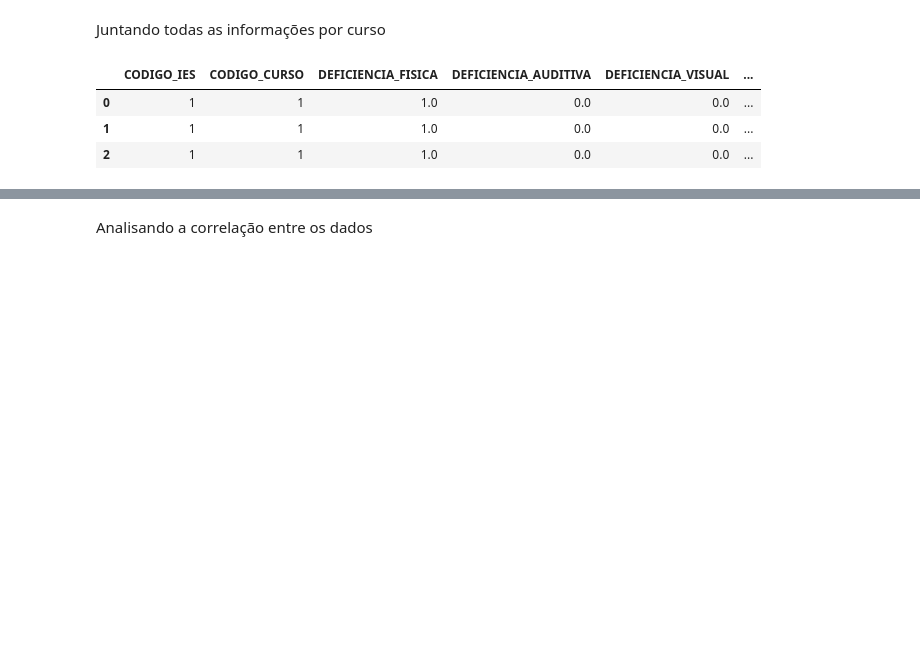
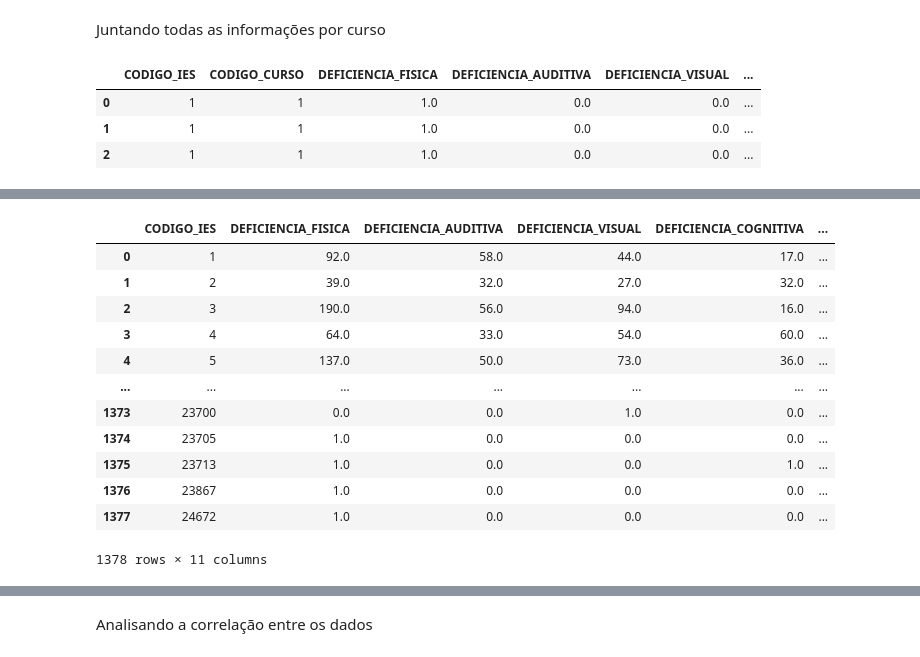
Before and after one commit to roxacarv/edulearn, a Jupyter notebook: Edulearn.ipynb, the cells around one changed output, grey strips where cells are left out. Cells and saved outputs as stored; diff of their text form; code cells hidden in the pictures; blank space fills up the shorter version.

```diff
--- a/Edulearn.ipynb
+++ b/Edulearn.ipynb
@@ -2124,0 +2127,5 @@ df_deficiencias = df_deficiencias.set_index('CODIGO_IES')
+# %%
+#Agrupando alunos com deficiência por curso e ies
+df_deficiencias_agrupado = df_deficiencias.groupby(['CODIGO_CURSO','CODIGO_IES']).sum()
+df_deficiencias_agrupado.reset_index(inplace=True)
+df_deficiencias_agrupado.head(5)
@@ -2124,0 +2139,5 @@ df_deficiencias = df_deficiencias.set_index('CODIGO_IES')
+# %%
+#Agrupando alunos com deficiência por curso e ies
+df_recursos_agrupado = df_recursos.groupby(['CODIGO_CURSO','CODIGO_IES']).sum()
+df_recursos_agrupado.reset_index(inplace=True)
+df_recursos_agrupado.head(5)
@@ -2124,0 +2151,3 @@ df_deficiencias = df_deficiencias.set_index('CODIGO_IES')
+# %%
+df_recursos_agrupado = df_recursos_agrupado[['CODIGO_IES','CODIGO_CURSO','RECURSOS_DEF_FISICA','RECURSOS_DEF_VISUAL','RECURSOS_DEF_AUDITIVA','RECURSOS_DEF_COGNITIVA','RECURSOS_DEF_MULTIPLA']]
+df_recursos_agrupado.head(3)
@@ -2151,4 +2168,18 @@ df_cursos_por_ies.head()
 # %%
-#Total de deficiencias e recursos por IES
-#df_deficiencias_e_recursos = df_deficiencias_e_recursos.groupby(['CODIGO_IES']).sum()
-#df_deficiencias_e_recursos.head()
+#Agrupando por IES
+df_ies_agrupado = df_deficiencias_e_recursos.drop(columns='CODIGO_CURSO').groupby('CODIGO_IES').sum().reset_index()
+df_ies_agrupado
+# %% [output]
+|  | CODIGO_IES | DEFICIENCIA_FISICA | DEFICIENCIA_AUDITIVA | DEFICIENCIA_VISUAL | DEFICIENCIA_COGNITIVA | ... |
+| 0 | 1 | 92.0 | 58.0 | 44.0 | 17.0 | ... |
+| 1 | 2 | 39.0 | 32.0 | 27.0 | 32.0 | ... |
+| 2 | 3 | 190.0 | 56.0 | 94.0 | 16.0 | ... |
+| 3 | 4 | 64.0 | 33.0 | 54.0 | 60.0 | ... |
+| 4 | 5 | 137.0 | 50.0 | 73.0 | 36.0 | ... |
+| ... | ... | ... | ... | ... | ... | ... |
+| 1373 | 23700 | 0.0 | 0.0 | 1.0 | 0.0 | ... |
+| 1374 | 23705 | 1.0 | 0.0 | 0.0 | 0.0 | ... |
+| 1375 | 23713 | 1.0 | 0.0 | 0.0 | 1.0 | ... |
+| 1376 | 23867 | 1.0 | 0.0 | 0.0 | 0.0 | ... |
+| 1377 | 24672 | 1.0 | 0.0 | 0.0 | 0.0 | ... |
+1378 rows × 11 columns
```
Also changed, not shown: parts of 20 cells of this notebook.
